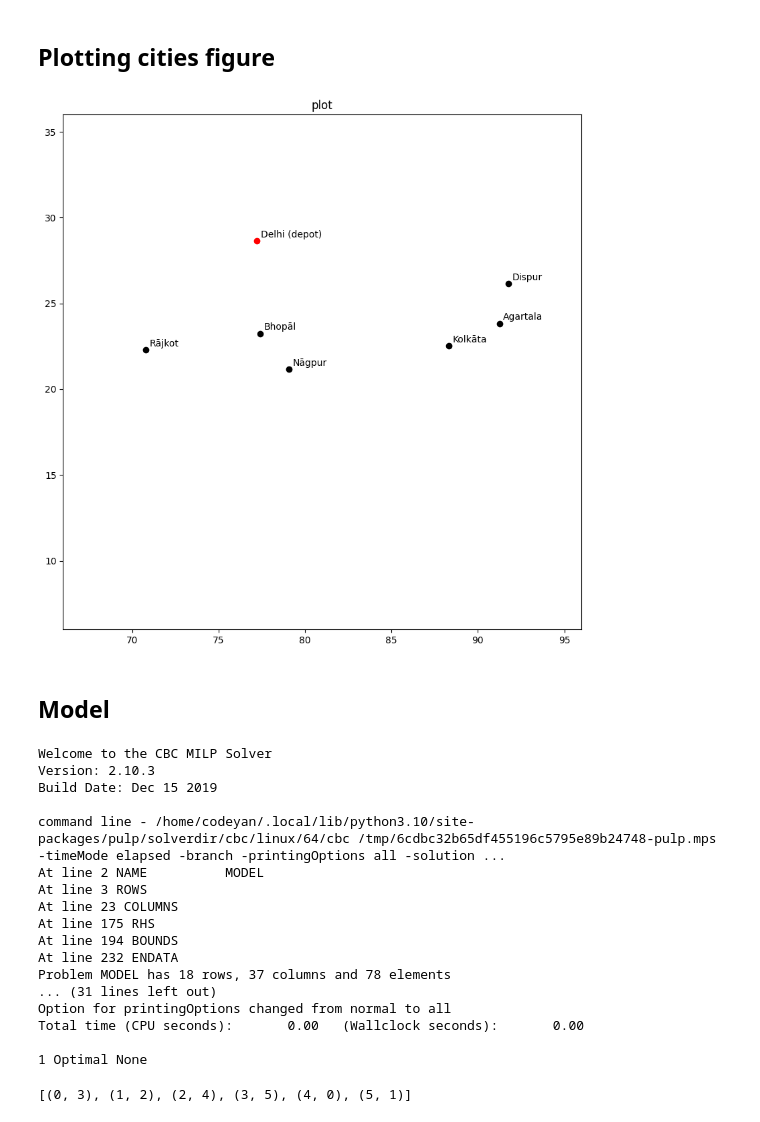
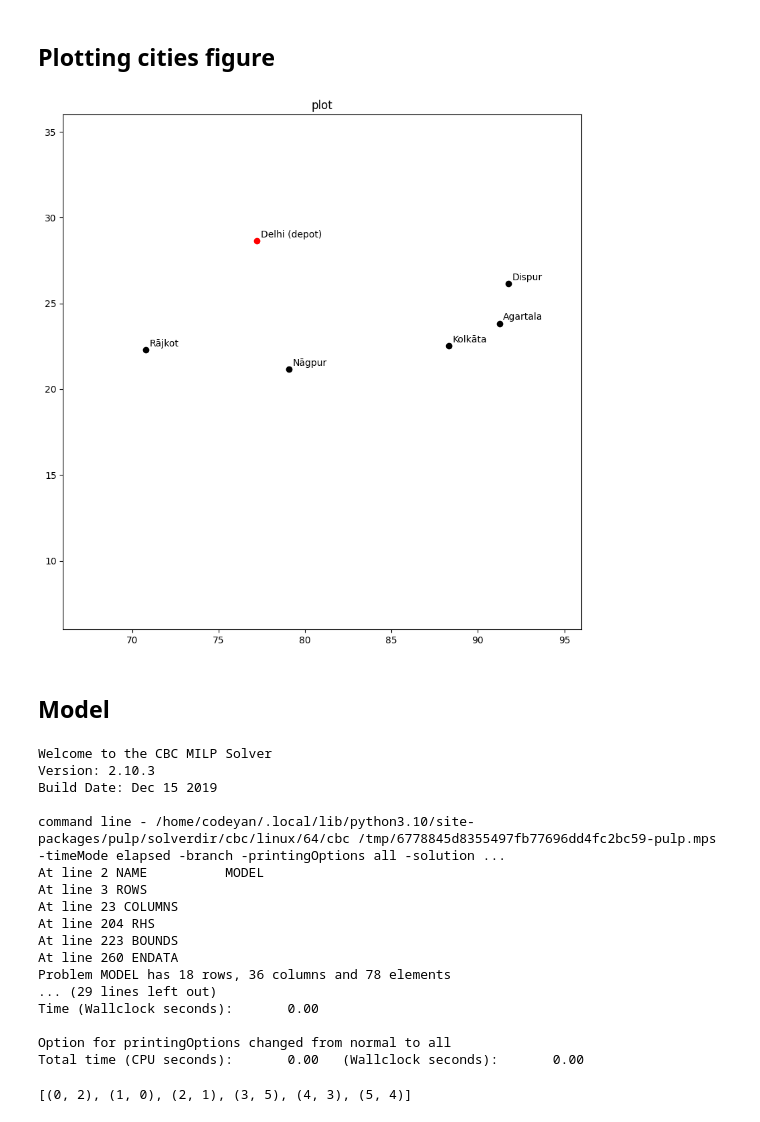
Before and after one commit to codeYann/tsp-subtour-elimination, a Jupyter notebook: notebooks/mtz.ipynb, the cells around one changed output. Drawn from its saved outputs; the diff is of its cells as text; code cells hidden in the pictures.

```diff
--- a/notebooks/mtz.ipynb
+++ b/notebooks/mtz.ipynb
@@ -26,19 +26,19 @@ def plot_cities_fig(slice: pd.DataFrame, heading="plot"):
             plt.title(heading)
 # %%
 number_of_locs = 6
-slice_df = df.copy().head(number_of_locs + 1)
+slice_df = df.copy().head(number_of_locs)
 slice_distance = slice_df[["x", "y"]]
 
 matrix = pd.DataFrame(
     distance_matrix(slice_distance.values, slice_distance.values),
     index=slice_distance.index,
     columns=slice_distance.index,
 )
 
 plot_cities_fig(slice_df)
 plt.show()
 # %% [output]
-[figure, old version]
+[figure, new version]
 # %% [markdown]
 ## Model
 # %%
@@ -51,7 +51,7 @@ x = pulp.LpVariable.dicts(
 )
 
 model += pulp.lpSum(
-    matrix[i][j] for i in range(number_of_locs) for j in range(number_of_locs)
+    matrix[i][j] * x[i, j] for i in range(number_of_locs) for j in range(number_of_locs)
 )
 
 for i in range(number_of_locs):
@@ -61,8 +61,12 @@ for i in range(number_of_locs):
 
 status = model.solve()
 
-print(status, pulp.LpStatus[status], pulp.value(model.objective))
-route = [(i, j) for i in range(number_of_locs) for j in range(number_of_locs) if pulp.value(x[i, j]) == 1]
+route = [
+    (i, j)
+    for i in range(number_of_locs)
+    for j in range(number_of_locs)
+    if pulp.value(x[i, j]) == 1
+]
 
 route
 # %% [output]
@@ -70,20 +74,20 @@ Welcome to the CBC MILP Solver
 Version: 2.10.3
 Build Date: Dec 15 2019
 
-command line - /home/codeyan/.local/lib/python3.10/site-packages/pulp/solverdir/cbc/linux/64/cbc /tmp/6cdbc32b65df455196c5795e89b24748-pulp.mps -timeMode elapsed -branch -printingOptions all -solution ...
+command line - /home/codeyan/.local/lib/python3.10/site-packages/pulp/solverdir/cbc/linux/64/cbc /tmp/6778845d8355497fb77696dd4fc2bc59-pulp.mps -timeMode elapsed -branch -printingOptions all -solution ...
 At line 2 NAME          MODEL
 At line 3 ROWS
 At line 23 COLUMNS
-At line 175 RHS
-At line 194 BOUNDS
-At line 232 ENDATA
-Problem MODEL has 18 rows, 37 columns and 78 elements
-... (31 lines left out)
+At line 204 RHS
+At line 223 BOUNDS
+At line 260 ENDATA
+Problem MODEL has 18 rows, 36 columns and 78 elements
+... (29 lines left out)
+Time (Wallclock seconds):       0.00
+
 Option for printingOptions changed from normal to all
 Total time (CPU seconds):       0.00   (Wallclock seconds):       0.00
-
-1 Optimal None
-[(0, 3), (1, 2), (2, 4), (3, 5), (4, 0), (5, 1)]
+[(0, 2), (1, 0), (2, 1), (3, 5), (4, 3), (5, 4)]
 # %%
 plot_cities_fig(slice_df, heading="solution Visualization")
 arrowprops = dict(arrowstyle="->", connectionstyle="arc3", edgecolor="blue")
```
Also changed, not shown: parts of 4 cells of this notebook.
